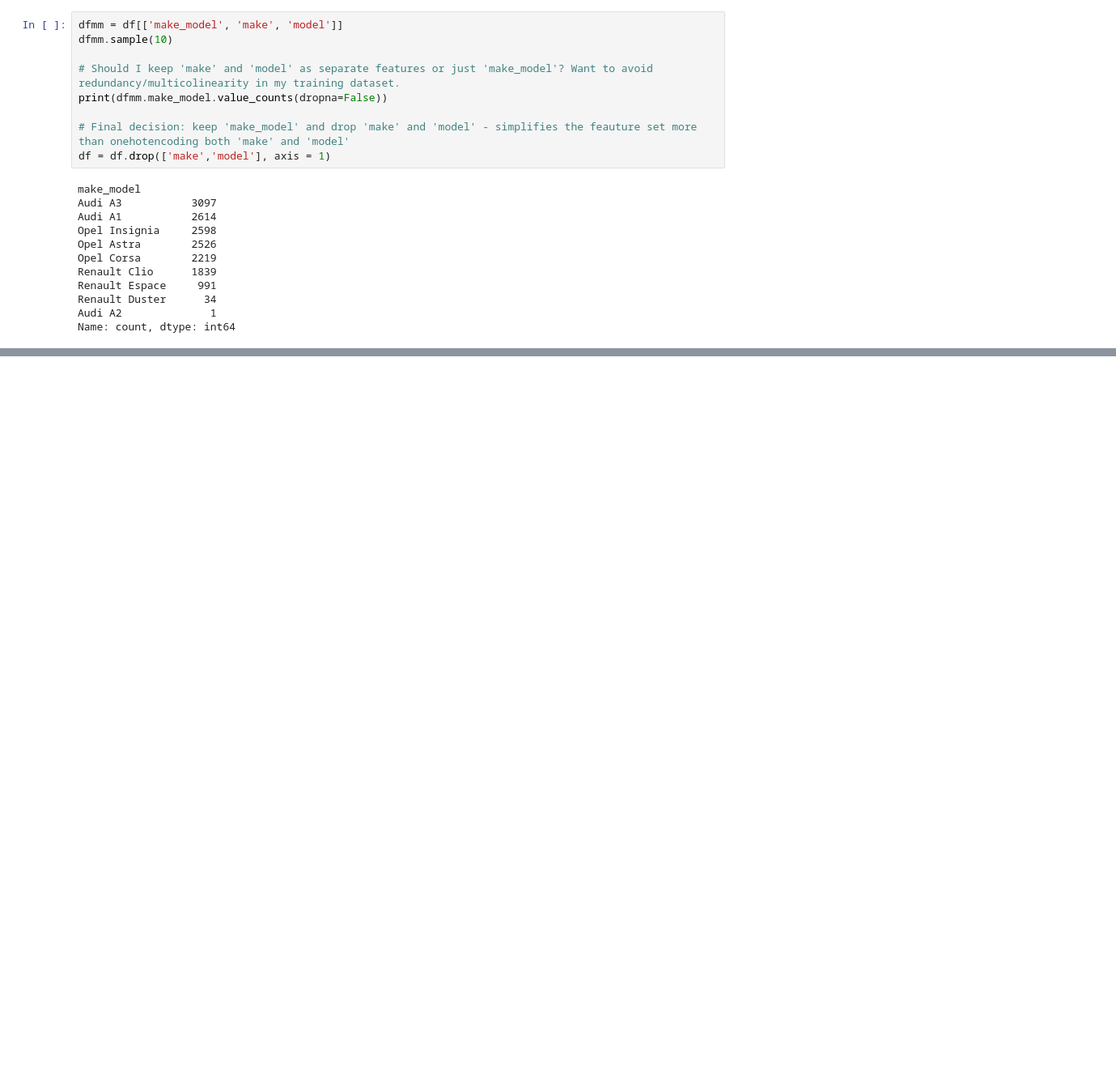
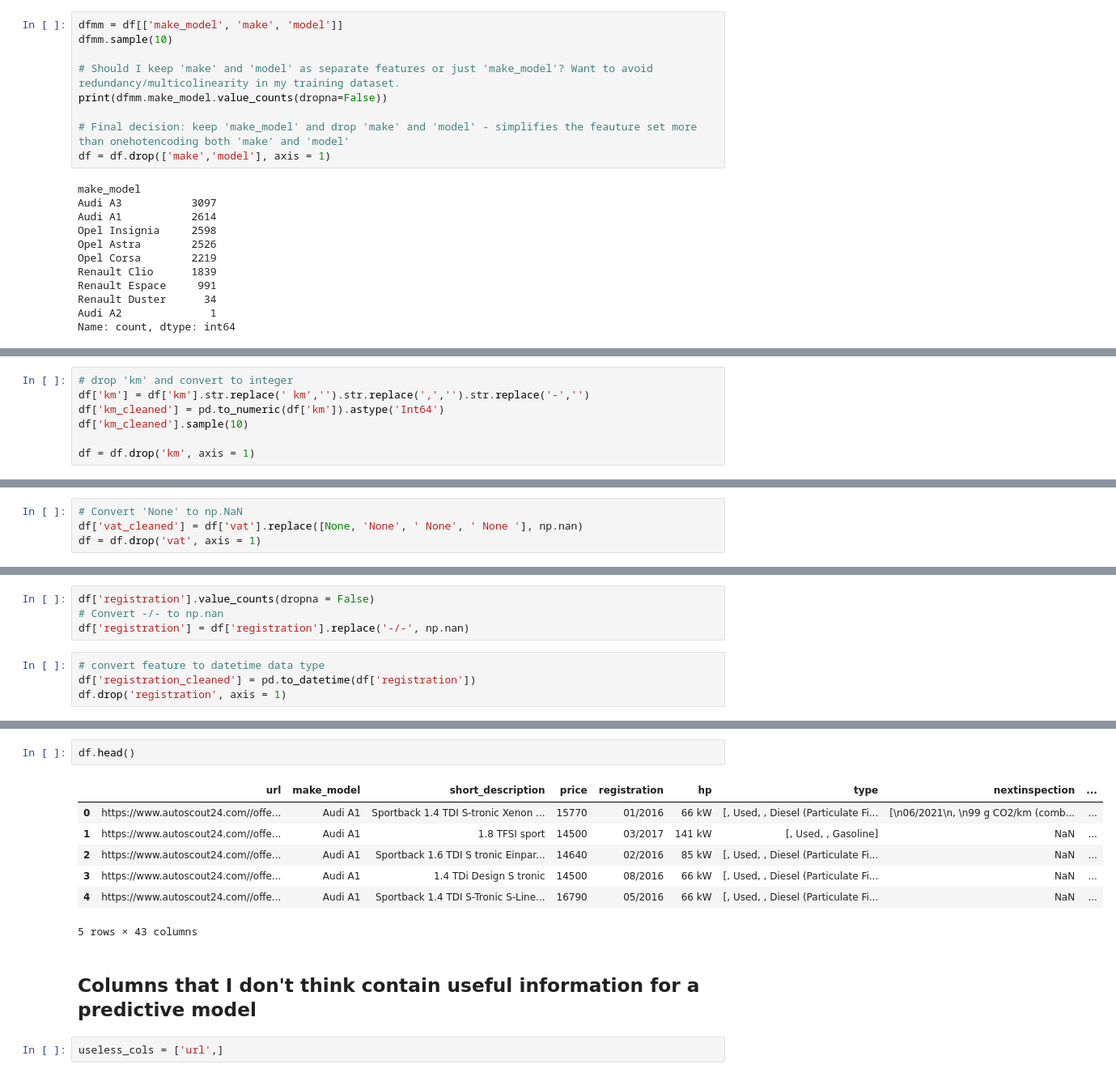
Before and after one commit to balintstewart77/magnimind-assignments, a Jupyter notebook: Auto_scout/auto_scout_part1_cleaning.ipynb, the cells around one changed output, grey strips where cells are left out. Shown at 81% size. Cells and saved outputs as stored; diff of their text form; blank space fills up the shorter version.

```diff
--- a/Auto_scout/auto_scout_part1_cleaning.ipynb
+++ b/Auto_scout/auto_scout_part1_cleaning.ipynb
@@ -123,0 +518,7 @@ Name: count, dtype: int64
+# %%
+# drop 'km' and convert to integer
+df['km'] = df['km'].str.replace(' km','').str.replace(',','').str.replace('-','')
+df['km_cleaned'] = pd.to_numeric(df['km']).astype('Int64')
+df['km_cleaned'].sample(10)
+
+df = df.drop('km', axis = 1)
@@ -123,0 +535,4 @@ Name: count, dtype: int64
+# %%
+# Convert 'None' to np.NaN
+df['vat_cleaned'] = df['vat'].replace([None, 'None', ' None', ' None '], np.nan)
+df = df.drop('vat', axis = 1)
@@ -123,0 +541,8 @@ Name: count, dtype: int64
+# %%
+df['registration'].value_counts(dropna = False)
+# Convert -/- to np.nan
+df['registration'] = df['registration'].replace('-/-', np.nan)
+# %%
+# convert feature to datetime data type
+df['registration_cleaned'] = pd.to_datetime(df['registration'])
+df.drop('registration', axis = 1)
@@ -123,0 +563,14 @@ Name: count, dtype: int64
+# %%
+df.head()
+# %% [output]
+|  | url | make_model | short_description | price | registration | hp | type | nextinspection | ... |
+| 0 | https://www.autoscout24.com//offe... | Audi A1 | Sportback 1.4 TDI S-tronic Xenon ... | 15770 | 01/2016 | 66 kW | [, Used, , Diesel (Particulate Fi... | [\n06/2021\n, \n99 g CO2/km (comb... | ... |
+| 1 | https://www.autoscout24.com//offe... | Audi A1 | 1.8 TFSI sport | 14500 | 03/2017 | 141 kW | [, Used, , Gasoline] | NaN | ... |
+| 2 | https://www.autoscout24.com//offe... | Audi A1 | Sportback 1.6 TDI S tronic Einpar... | 14640 | 02/2016 | 85 kW | [, Used, , Diesel (Particulate Fi... | NaN | ... |
+| 3 | https://www.autoscout24.com//offe... | Audi A1 | 1.4 TDi Design S tronic | 14500 | 08/2016 | 66 kW | [, Used, , Diesel (Particulate Fi... | NaN | ... |
+| 4 | https://www.autoscout24.com//offe... | Audi A1 | Sportback 1.4 TDI S-Tronic S-Line... | 16790 | 05/2016 | 66 kW | [, Used, , Diesel (Particulate Fi... | NaN | ... |
+5 rows × 43 columns
+# %% [markdown]
+## Columns that I don't think contain useful information for a predictive model
+# %%
+useless_cols = ['url',]
```
Also changed, not shown: parts of 43 cells of this notebook.
